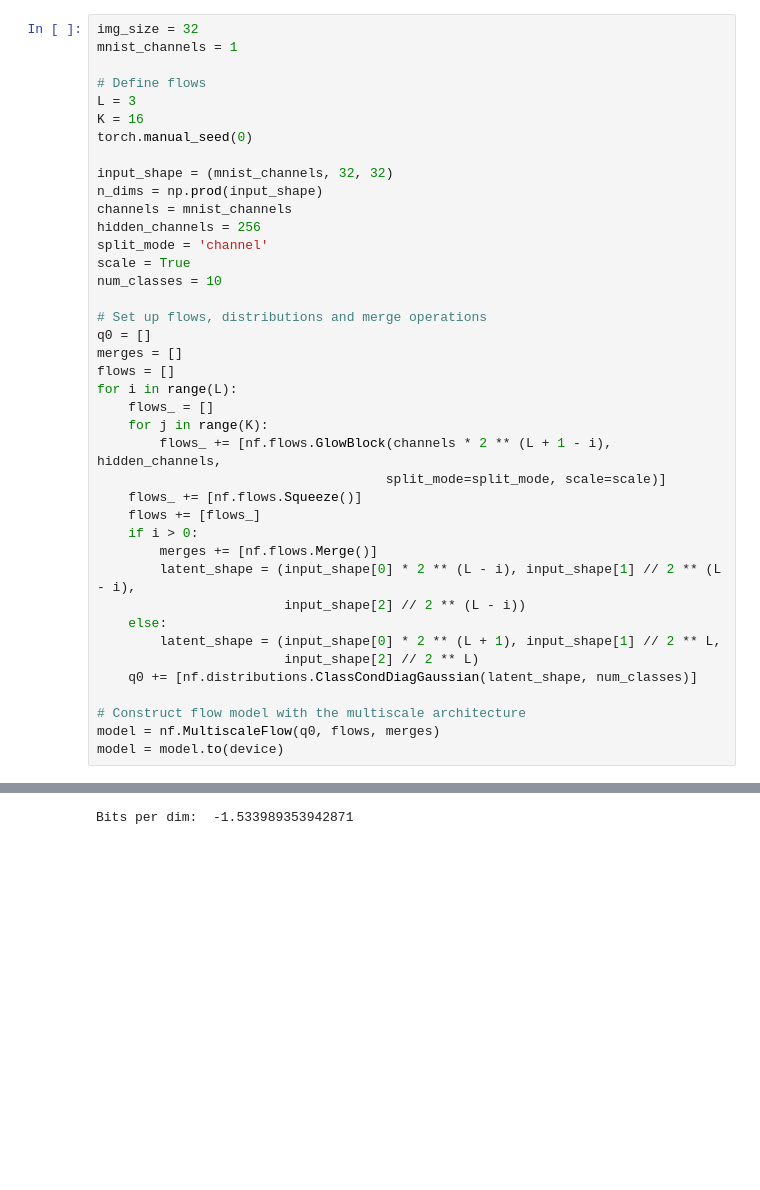
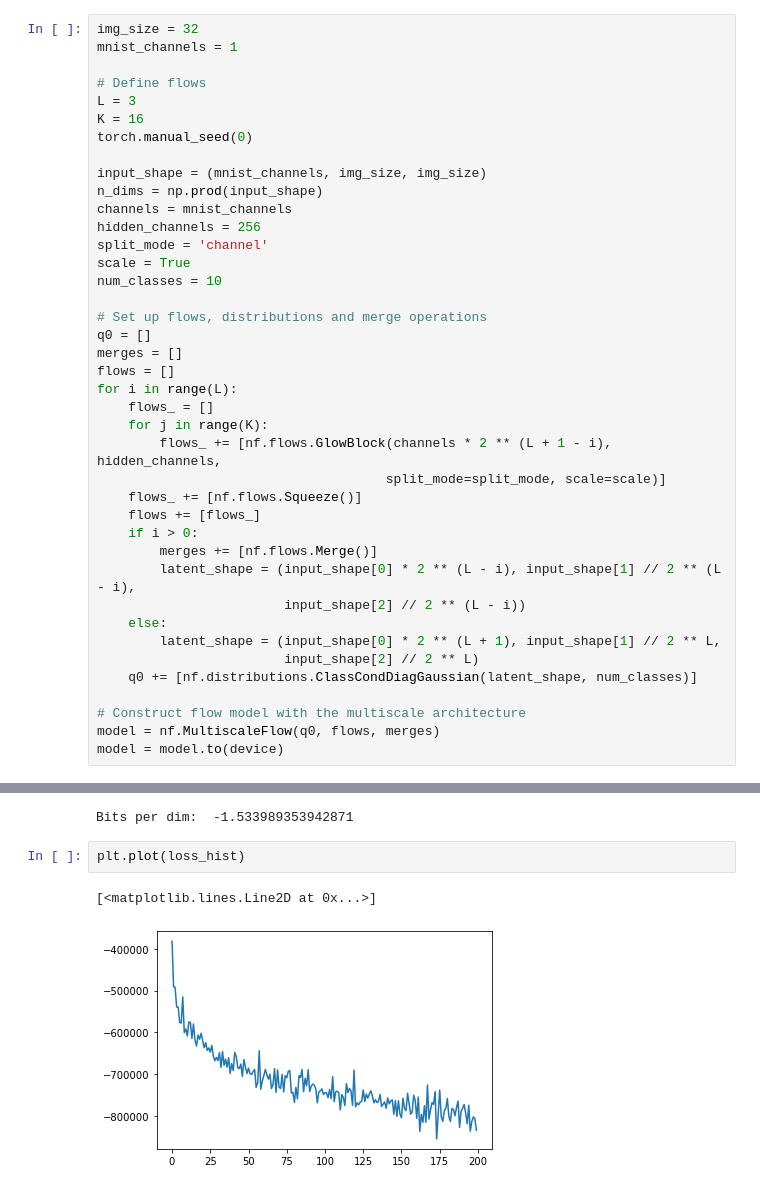
Before and after one commit to DIG-Kaust/GenModelling, a Jupyter notebook: labs/nf/NF_mnist.ipynb, the cells around one changed output, grey strips where cells are left out. Drawn from its saved outputs; the diff is of its cells as text; blank space fills up the shorter version.

```diff
--- a/labs/nf/NF_mnist.ipynb
+++ b/labs/nf/NF_mnist.ipynb
@@ -275,7 +275,7 @@ L = 3
 K = 16
 torch.manual_seed(0)
 
-input_shape = (mnist_channels, 32, 32)
+input_shape = (mnist_channels, img_size, img_size)
 n_dims = np.prod(input_shape)
 channels = mnist_channels
 hidden_channels = 256
@@ -413,3 +413,8 @@ with torch.no_grad():
     print('Bits per dim: ', bpd_cum / n)
 # %% [output]
 Bits per dim:  -1.533989353942871
+# %%
+plt.plot(loss_hist)
+# %% [output]
+[<matplotlib.lines.Line2D at 0x...>]
+[figure, added]
```
Also changed, not shown: parts of 12 cells of this notebook.
